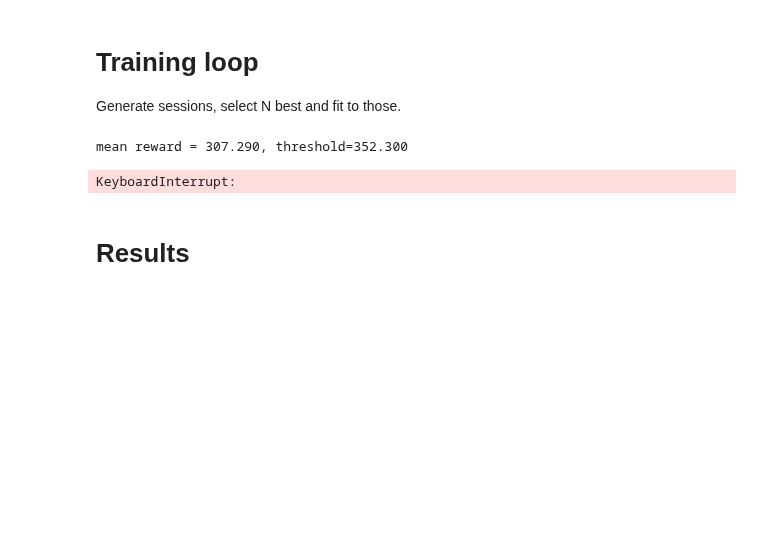
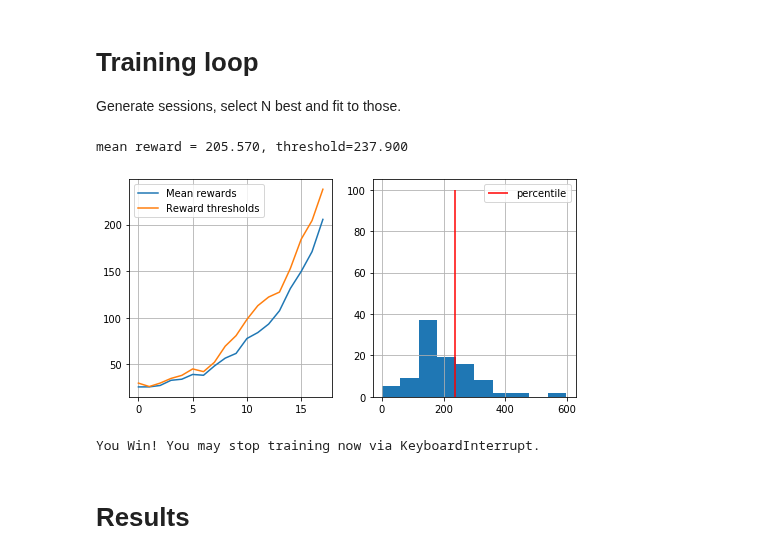
Before and after one commit to Slavikmew/Practical_RL, a Jupyter notebook: week01_intro/deep_crossentropy_method (in progress).ipynb, the cells around one changed output. Cells and saved outputs as stored; diff of their text form; code cells hidden in the pictures; blank space fills up the shorter version.

```diff
--- a/week01_intro/deep_crossentropy_method (in progress).ipynb
+++ b/week01_intro/deep_crossentropy_method (in progress).ipynb
@@ -173,25 +174,27 @@ def show_progress(rewards_batch, log, percentile, reward_range=[-990, +10]):
 # %%
 n_sessions = 100
 percentile = 70
 log = []
 
 for i in range(100):
     # generate new sessions
     sessions = [ generate_session(agent) for i in range(n_sessions) ]
 
     states_batch, actions_batch, rewards_batch = map(np.array, zip(*sessions))
 
     elite_states, elite_actions = select_elites(states_batch, actions_batch, rewards_batch, percentile)
 
     agent.partial_fit(elite_states, elite_actions)
 
     show_progress(rewards_batch, log, percentile, reward_range=[0, np.max(rewards_batch)])
 
     if np.mean(rewards_batch) > 190:
         print("You Win! You may stop training now via KeyboardInterrupt.")
+        break
 # %% [output]
-mean reward = 307.290, threshold=352.300
+mean reward = 205.570, threshold=237.900
+[figure, added]
-KeyboardInterrupt:
+You Win! You may stop training now via KeyboardInterrupt.
 # %% [markdown]
 # Results
 # %%
```
Also changed, not shown: parts of 3 cells of this notebook, 25 other files.
